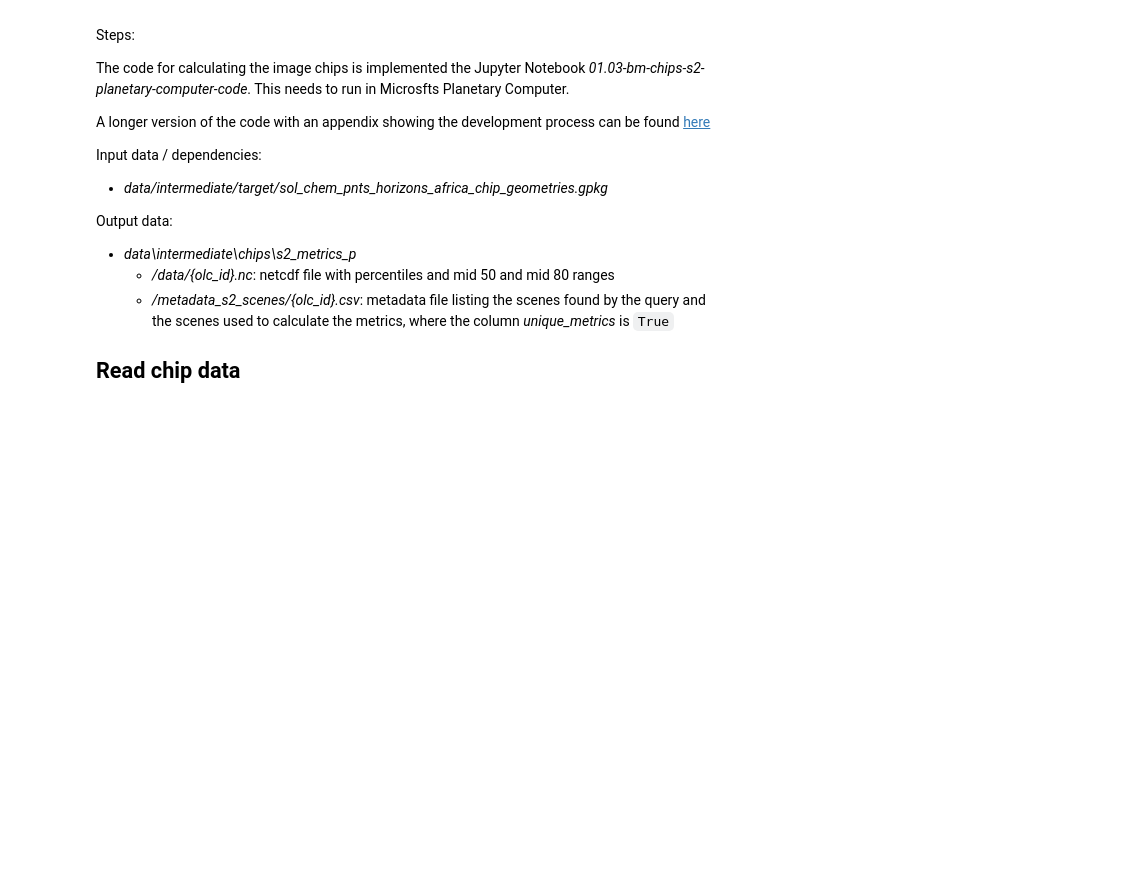
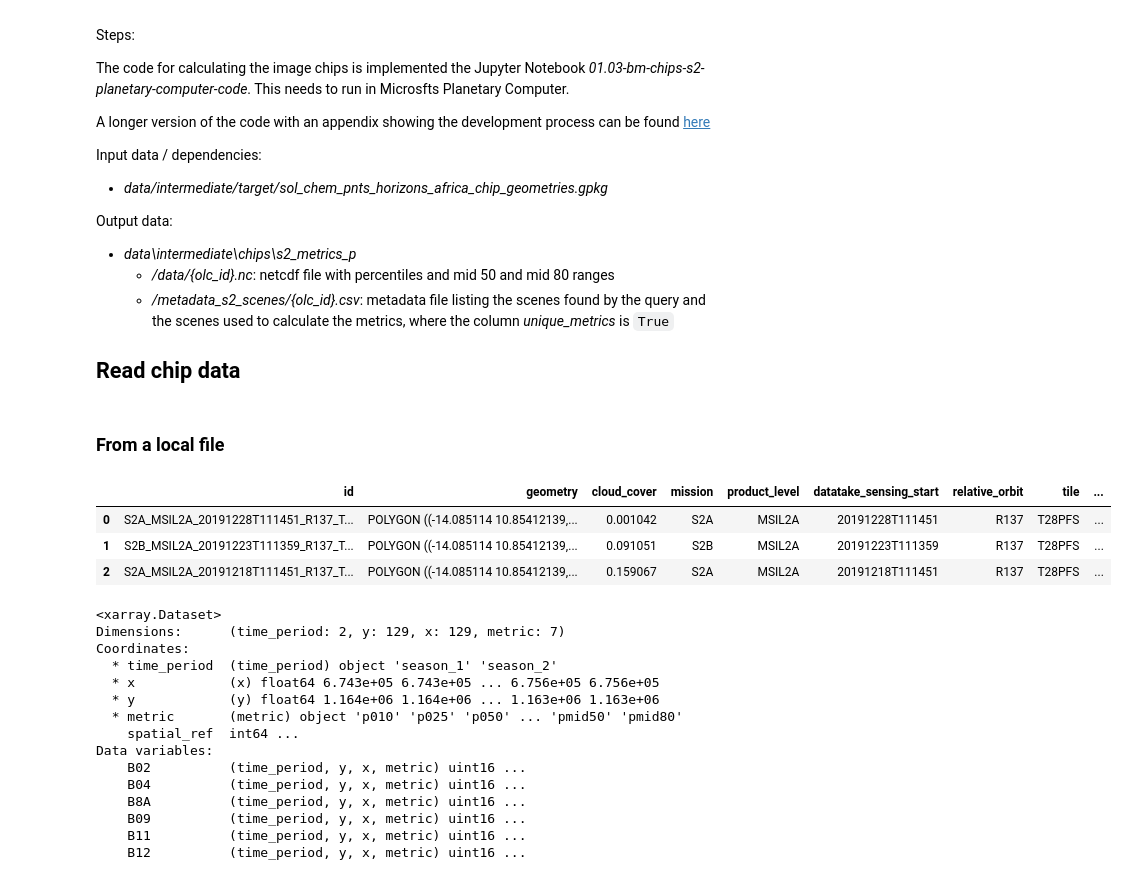
Before and after one commit to MI4People/MI4People_soil_quality, a Jupyter notebook: notebooks/01.03-bm-chips-s2-load-computed-data.ipynb, the cells around one changed output. Saved outputs shown, nothing was run; the diff lists cells and outputs as text; code cells hidden in the pictures; blank space fills up the shorter version.

```diff
--- a/notebooks/01.03-bm-chips-s2-load-computed-data.ipynb
+++ b/notebooks/01.03-bm-chips-s2-load-computed-data.ipynb
@@ -24,5 +33,33 @@ import xarray as xr
+# %% [markdown]
+### From a local file
 # %%
 basedir_chips = '../data/intermediate/chips/s2_metrics_p'
 olc_id = '7C28GHFX+PFH'
 filename_nc = f"{basedir_chips}/data/{olc_id}.nc"
 filename_s2_scenes = f"{basedir_chips}/metadata_s2_scenes/{olc_id}.csv"
+
+s2_scenes = pd.read_csv(filename_s2_scenes)
+display(s2_scenes.head(3))
+
+ds = xr.open_dataset(filename_nc)
+ds
+# %% [output]
+|  | id | geometry | cloud_cover | mission | product_level | datatake_sensing_start | relative_orbit | tile | ... |
+| 0 | S2A_MSIL2A_20191228T111451_R137_T... | POLYGON ((-14.085114 10.85412139,... | 0.001042 | S2A | MSIL2A | 20191228T111451 | R137 | T28PFS | ... |
+| 1 | S2B_MSIL2A_20191223T111359_R137_T... | POLYGON ((-14.085114 10.85412139,... | 0.091051 | S2B | MSIL2A | 20191223T111359 | R137 | T28PFS | ... |
+| 2 | S2A_MSIL2A_20191218T111451_R137_T... | POLYGON ((-14.085114 10.85412139,... | 0.159067 | S2A | MSIL2A | 20191218T111451 | R137 | T28PFS | ... |
+<xarray.Dataset>
+Dimensions:      (time_period: 2, y: 129, x: 129, metric: 7)
+Coordinates:
+  * time_period  (time_period) object 'season_1' 'season_2'
+  * x            (x) float64 6.743e+05 6.743e+05 ... 6.756e+05 6.756e+05
+  * y            (y) float64 1.164e+06 1.164e+06 ... 1.163e+06 1.163e+06
+  * metric       (metric) object 'p010' 'p025' 'p050' ... 'pmid50' 'pmid80'
+    spatial_ref  int64 ...
+Data variables:
+    B02          (time_period, y, x, metric) uint16 ...
+    B04          (time_period, y, x, metric) uint16 ...
+    B8A          (time_period, y, x, metric) uint16 ...
+    B09          (time_period, y, x, metric) uint16 ...
+    B11          (time_period, y, x, metric) uint16 ...
+    B12          (time_period, y, x, metric) uint16 ...
```
Also changed, not shown: parts of 17 cells of this notebook.
